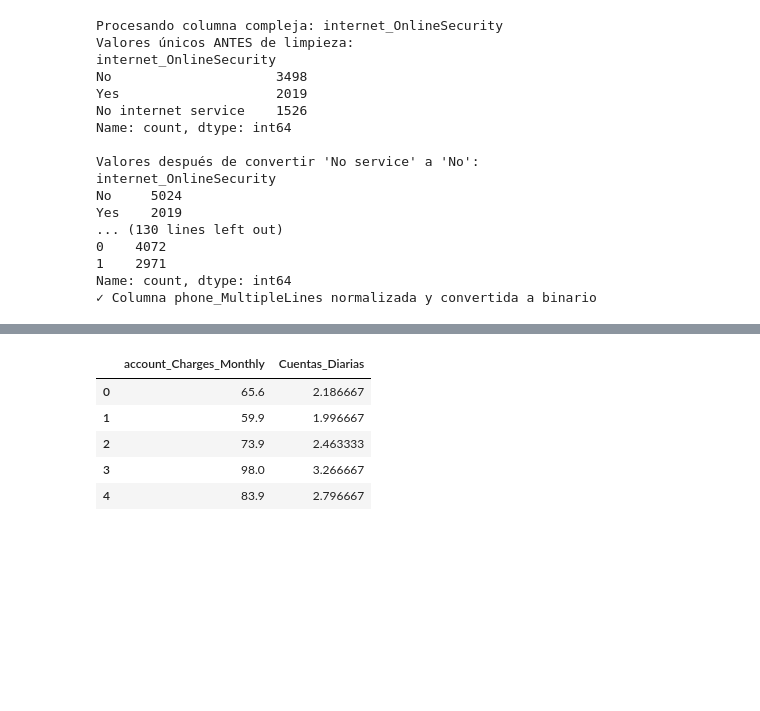
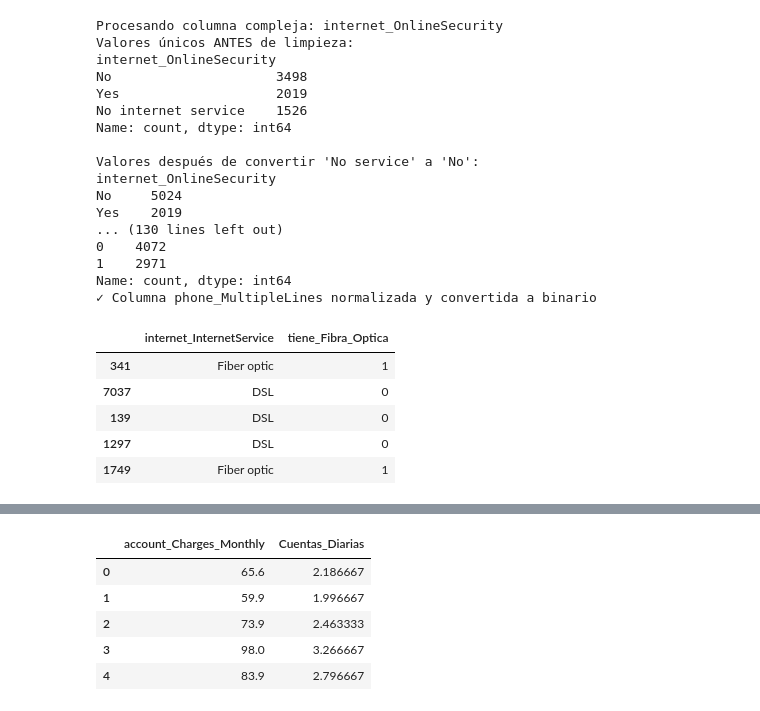
Before and after one commit to marelycarcamo/Challenge_TelecomX, a Jupyter notebook: TelecomX_LATAM.ipynb, the cells around one changed output, grey strips where cells are left out. Cells and saved outputs as stored; diff of their text form; code cells hidden in the pictures; blank space fills up the shorter version.

```diff
--- a/TelecomX_LATAM.ipynb
+++ b/TelecomX_LATAM.ipynb
@@ -528,6 +528,19 @@ Yes    2019
 1    2971
 Name: count, dtype: int64
 ✓ Columna phone_MultipleLines normalizada y convertida a binario
+# %%
+# Crear la nueva columna binaria para 'tiene_Fibra_Optica'
+df['tiene_Fibra_Optica'] = df['internet_InternetService'].apply(lambda x: 1 if x == 'Fiber optic' else 0)
+
+# Mostrar los primeros registros con la nueva columna para verificar
+display(df[['internet_InternetService', 'tiene_Fibra_Optica']].sample(5))
+# %% [output]
+|  | internet_InternetService | tiene_Fibra_Optica |
+| 341 | Fiber optic | 1 |
+| 7037 | DSL | 0 |
+| 139 | DSL | 0 |
+| 1297 | DSL | 0 |
+| 1749 | Fiber optic | 1 |
 # %%
 df.sample(3)
 # %% [output]
```
Also changed, not shown: parts of 51 cells of this notebook.
